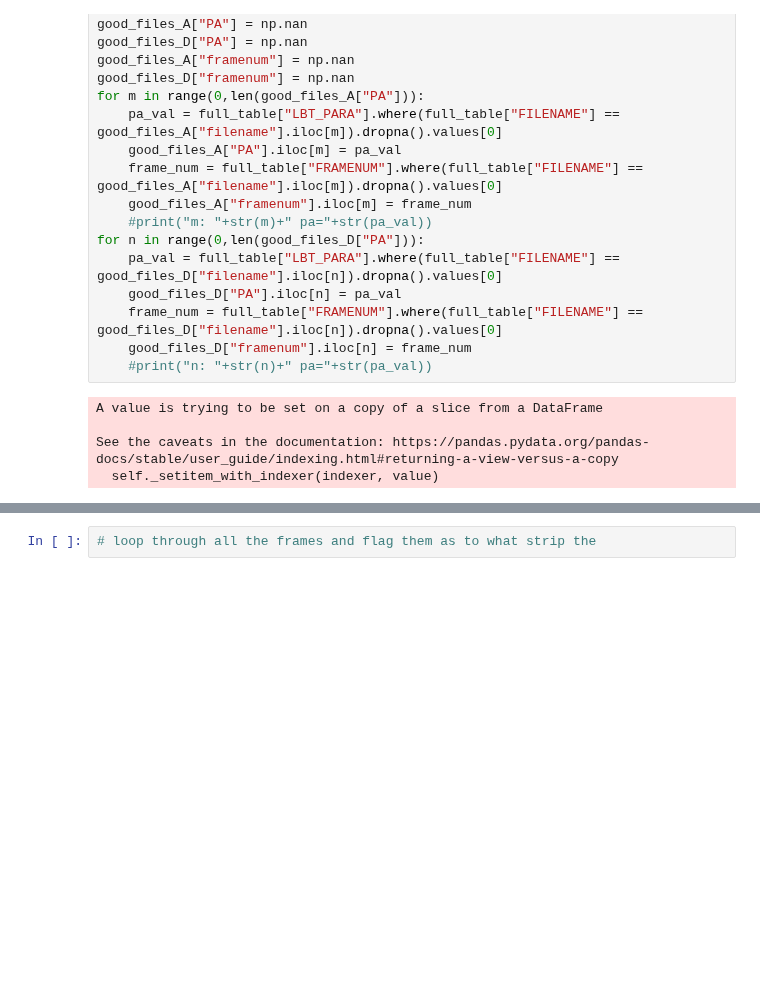
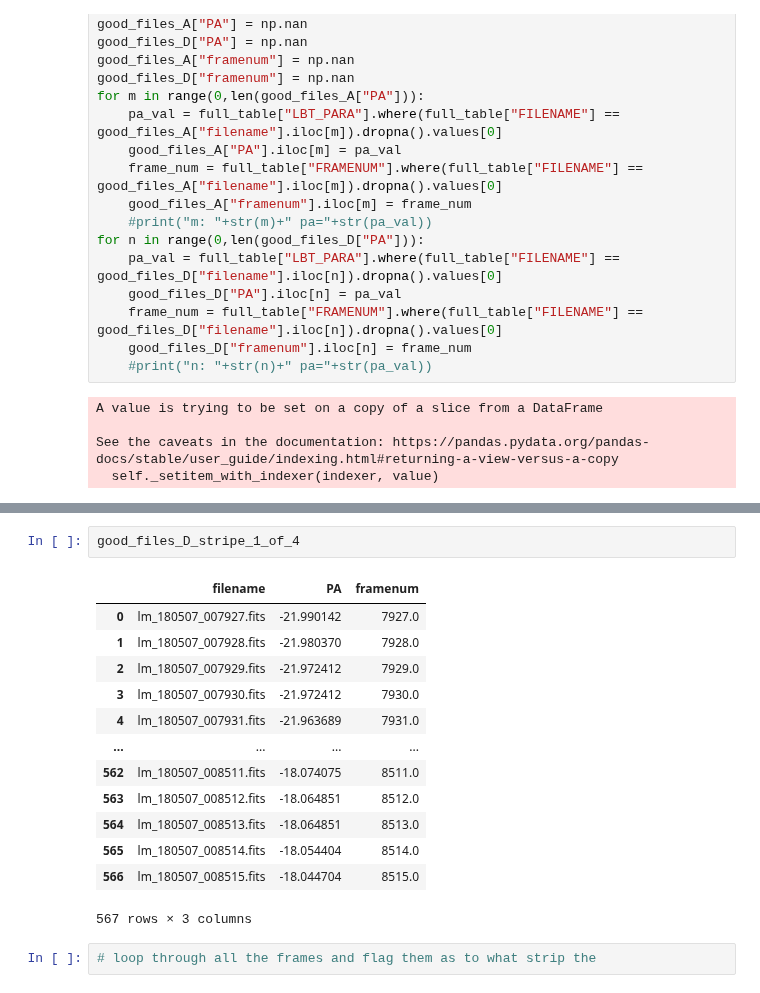
Before and after one commit to mwanakijiji/lbti_altair_fizeau, a Jupyter notebook: notebooks_for_development/meta_data_block_diagram.ipynb, the cells around one changed output, grey strips where cells are left out. Cells and saved outputs as stored; diff of their text form; blank space fills up the shorter version.

```diff
--- a/notebooks_for_development/meta_data_block_diagram.ipynb
+++ b/notebooks_for_development/meta_data_block_diagram.ipynb
@@ -102,3 +195,19 @@ plt.savefig("junk2.pdf")
+# %%
+good_files_D_stripe_1_of_4
+# %% [output]
+|  | filename | PA | framenum |
+| 0 | lm_180507_007927.fits | -21.990142 | 7927.0 |
+| 1 | lm_180507_007928.fits | -21.980370 | 7928.0 |
+| 2 | lm_180507_007929.fits | -21.972412 | 7929.0 |
+| 3 | lm_180507_007930.fits | -21.972412 | 7930.0 |
+| 4 | lm_180507_007931.fits | -21.963689 | 7931.0 |
+| ... | ... | ... | ... |
+| 562 | lm_180507_008511.fits | -18.074075 | 8511.0 |
+| 563 | lm_180507_008512.fits | -18.064851 | 8512.0 |
+| 564 | lm_180507_008513.fits | -18.064851 | 8513.0 |
+| 565 | lm_180507_008514.fits | -18.054404 | 8514.0 |
+| 566 | lm_180507_008515.fits | -18.044704 | 8515.0 |
+567 rows × 3 columns
 # %%
 # loop through all the frames and flag them as to what strip the
 # %% [output]
```
Also changed, not shown: parts of 3 cells of this notebook, 9 other files.
